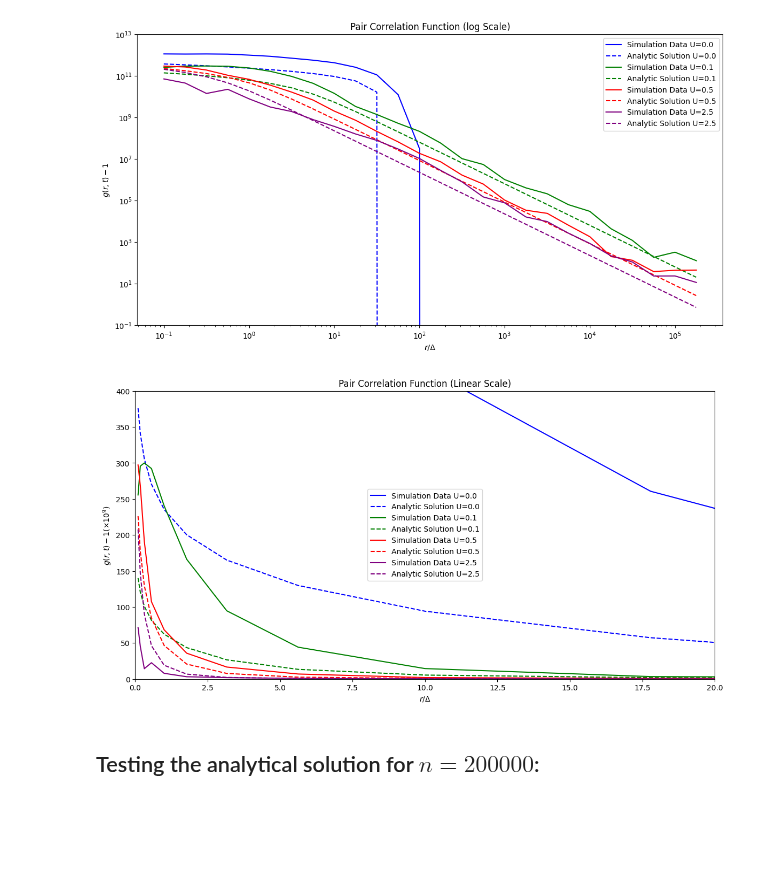
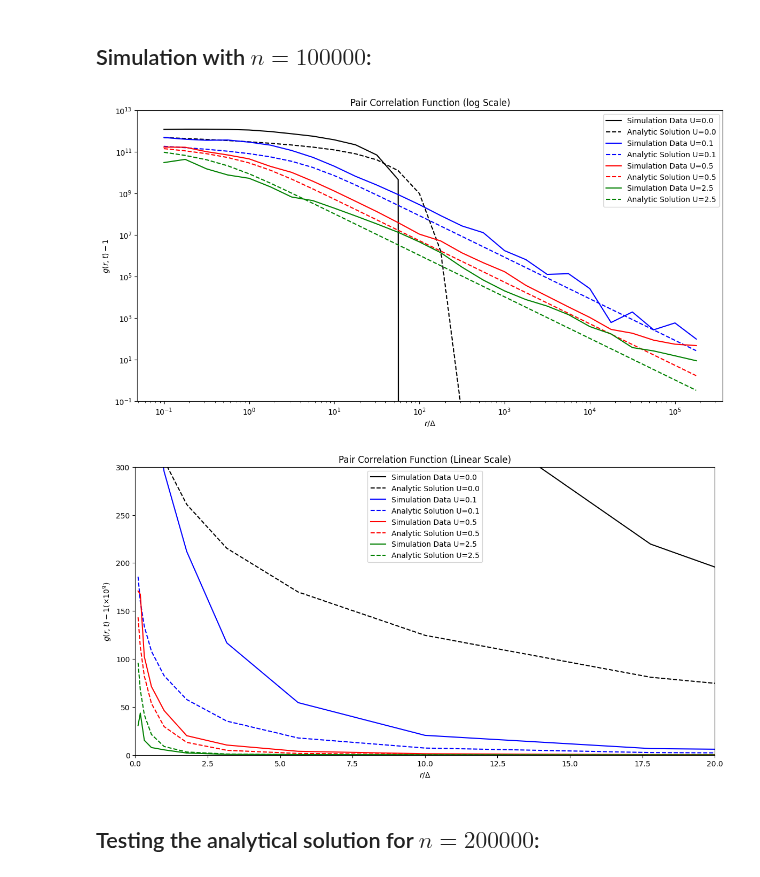
Before and after one commit to KatharinaBracher/Brownian-Bug-Model, a Jupyter notebook: histograms.ipynb, the cells around one changed output. Drawn from its saved outputs; the diff is of its cells as text; code cells hidden in the pictures; blank space fills up the shorter version.

Commit message:
Histograms with 10k

```diff
--- a/histograms.ipynb
+++ b/histograms.ipynb
@@ -49,40 +120,47 @@ Number of plankton after the simulation: 1434.
+# %% [markdown]
+## Simulation with $n=100000$:
 # %%
+Utot_list = [0.0, 0.1, 0.5, 2.5]
+gamma_list = [-2.82*10**(-15), 0.0264, 0.506, 2.43]
+
+results = np.load('/workspaces/Brownian-Bug-Model/histogram_results.npy', allow_pickle=True)
+
 colours = ['black', 'blue', 'red', 'green']
 
 plt.figure(figsize=(14, 7))
 for i, (radii, pcf_dx, pcf_dp, exact_sol) in enumerate(results):
     colour = colours[i % len(colours)]
     radii = np.array(radii)
     pcf_dx = np.array(pcf_dx)
     exact_sol = np.array(exact_sol)
     plt.loglog(radii, pcf_dx - 1, color=colour, label=f'Simulation Data U={Utot_list[i % len(colours)]}')
     plt.loglog(radii, exact_sol, '--', color=colour, label=f'Analytic Solution U={Utot_list[i % len(colours)]}')
 plt.xlabel(r'$r / \Delta$')
 plt.ylabel(r'$g(r, t) - 1$')
 plt.ylim(10**(-1), 10**13)
 plt.title('Pair Correlation Function (log Scale)')
 plt.legend()
 plt.show()
 
 
 plt.figure(figsize=(14, 7))
 for i, (radii, pcf_dx, pcf_dp, exact_sol) in enumerate(results):
     colour = colours[i % len(colours)]
     radii = np.array(radii)
     pcf_dx = (np.array(pcf_dx) - 1) / 10**9
     exact_sol = np.array(exact_sol) / 10**9
     plt.plot(radii, pcf_dx , color = colour, label=f'Simulation Data U={Utot_list[i % len(colours)]}')
     plt.plot(radii, exact_sol, '--', color = colour, label=f'Analytic Solution U={Utot_list[i % len(colours)]}')
 plt.xlim(0, 20)
-plt.ylim(0, 400)
+plt.ylim(0, 300)
 plt.xlabel(r'$r / \Delta$')
 plt.ylabel(r'$g(r, t) - 1 (\times 10^{9})$')
 plt.title('Pair Correlation Function (Linear Scale)')
 plt.legend()
 plt.show()
 # %% [output]
-[figure, old version]
+[figure, new version]
-[figure, old version]
+[figure, new version]
 # %% [markdown]
 ## Testing the analytical solution for $n=200000$:
 # %%
```
Also changed, not shown: parts of 7 cells of this notebook, 4 other files.
